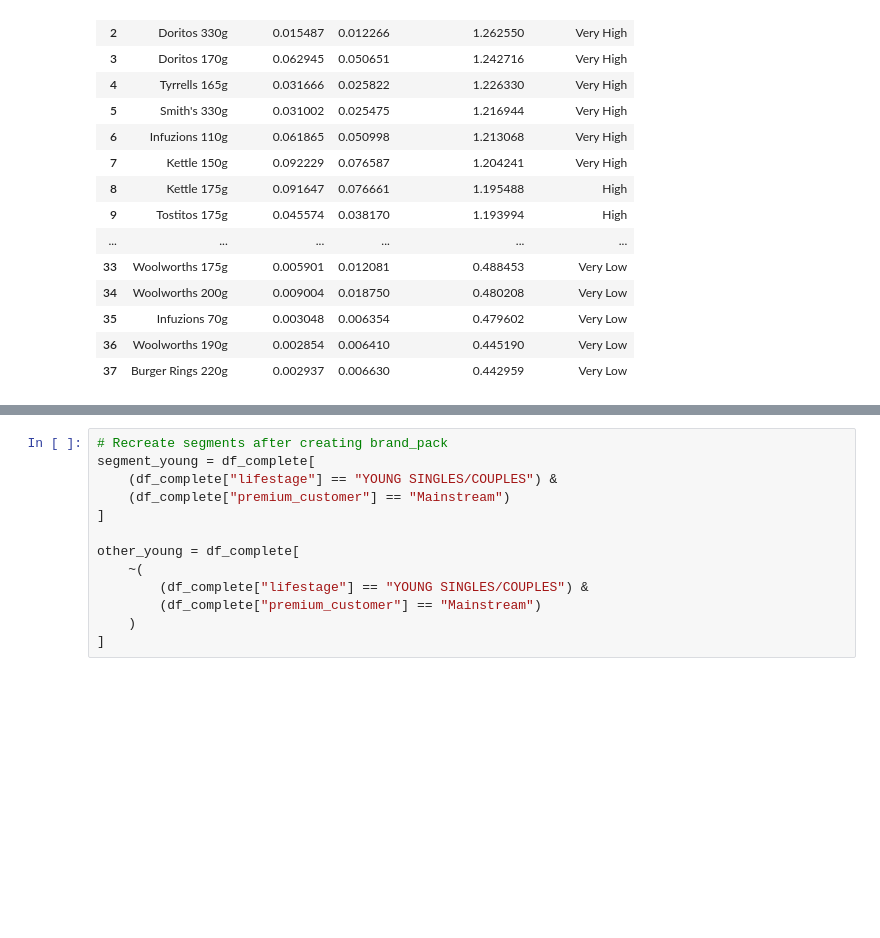
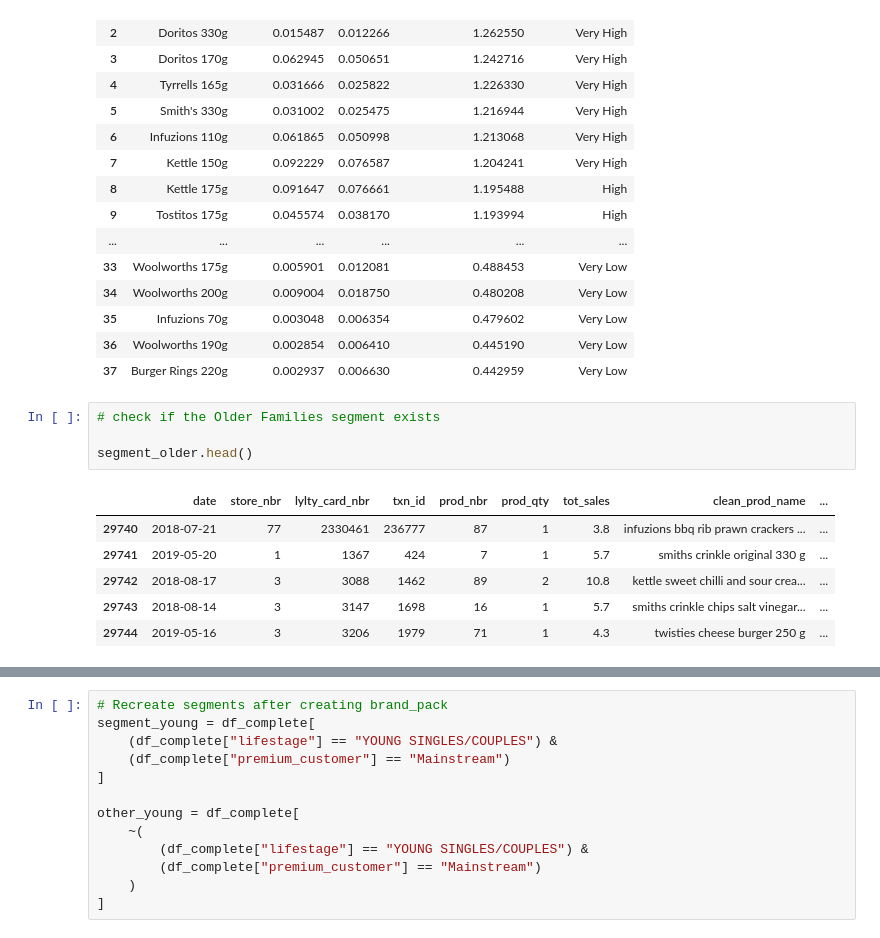
Before and after one commit to J0NA1RON/retail-customer-segmentation, a Jupyter notebook: notebooks/DATA PREPARATION.ipynb, the cells around one changed output, grey strips where cells are left out. Cells and saved outputs as stored; diff of their text form; blank space fills up the shorter version.

```diff
--- a/notebooks/DATA PREPARATION.ipynb
+++ b/notebooks/DATA PREPARATION.ipynb
@@ -1166,3 +1166,14 @@ display(brand_pack_affinity)
 | 35 | Infuzions 70g | 0.003048 | 0.006354 | 0.479602 | Very Low |
 | 36 | Woolworths 190g | 0.002854 | 0.006410 | 0.445190 | Very Low |
 | 37 | Burger Rings 220g | 0.002937 | 0.006630 | 0.442959 | Very Low |
+# %%
+# check if the Older Families segment exists
+
+segment_older.head()
+# %% [output]
+|  | date | store_nbr | lylty_card_nbr | txn_id | prod_nbr | prod_qty | tot_sales | clean_prod_name | ... |
+| 29740 | 2018-07-21 | 77 | 2330461 | 236777 | 87 | 1 | 3.8 | infuzions bbq rib prawn crackers ... | ... |
+| 29741 | 2019-05-20 | 1 | 1367 | 424 | 7 | 1 | 5.7 | smiths crinkle original 330 g | ... |
+| 29742 | 2018-08-17 | 3 | 3088 | 1462 | 89 | 2 | 10.8 | kettle sweet chilli and sour crea... | ... |
+| 29743 | 2018-08-14 | 3 | 3147 | 1698 | 16 | 1 | 5.7 | smiths crinkle chips salt vinegar... | ... |
+| 29744 | 2019-05-16 | 3 | 3206 | 1979 | 71 | 1 | 4.3 | twisties cheese burger 250 g | ... |
```
Also changed, not shown: parts of 4 cells of this notebook.
